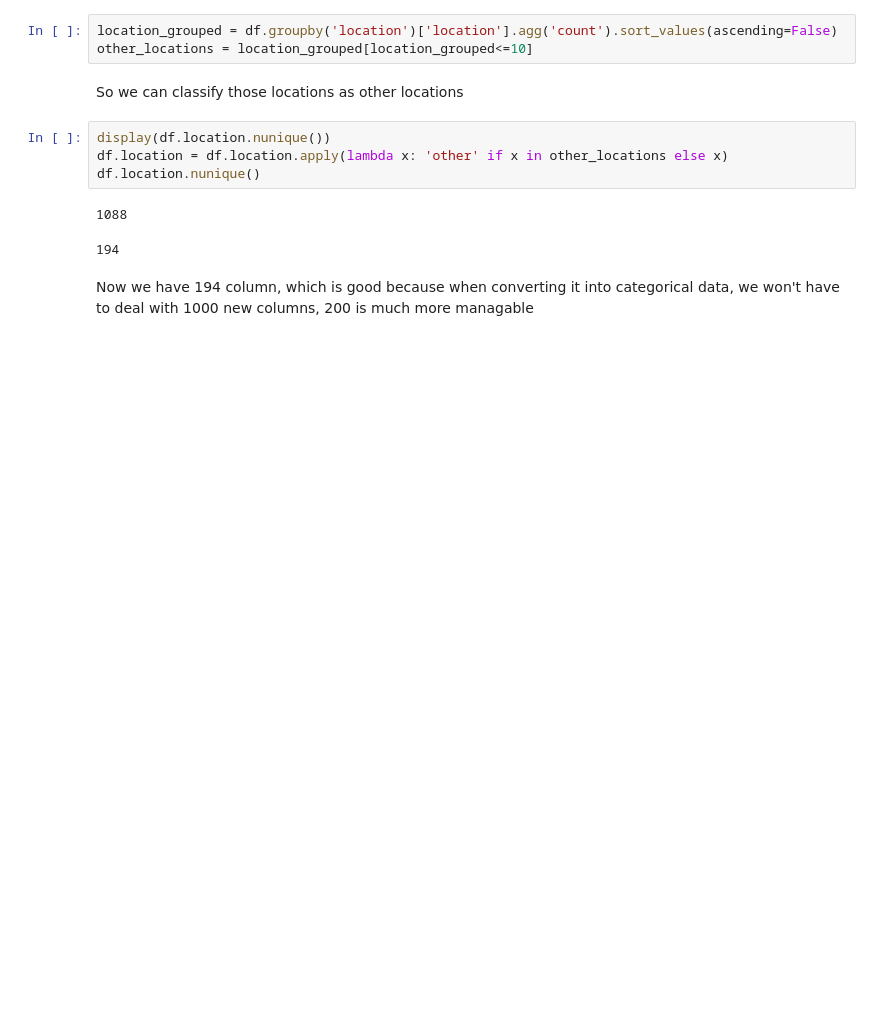
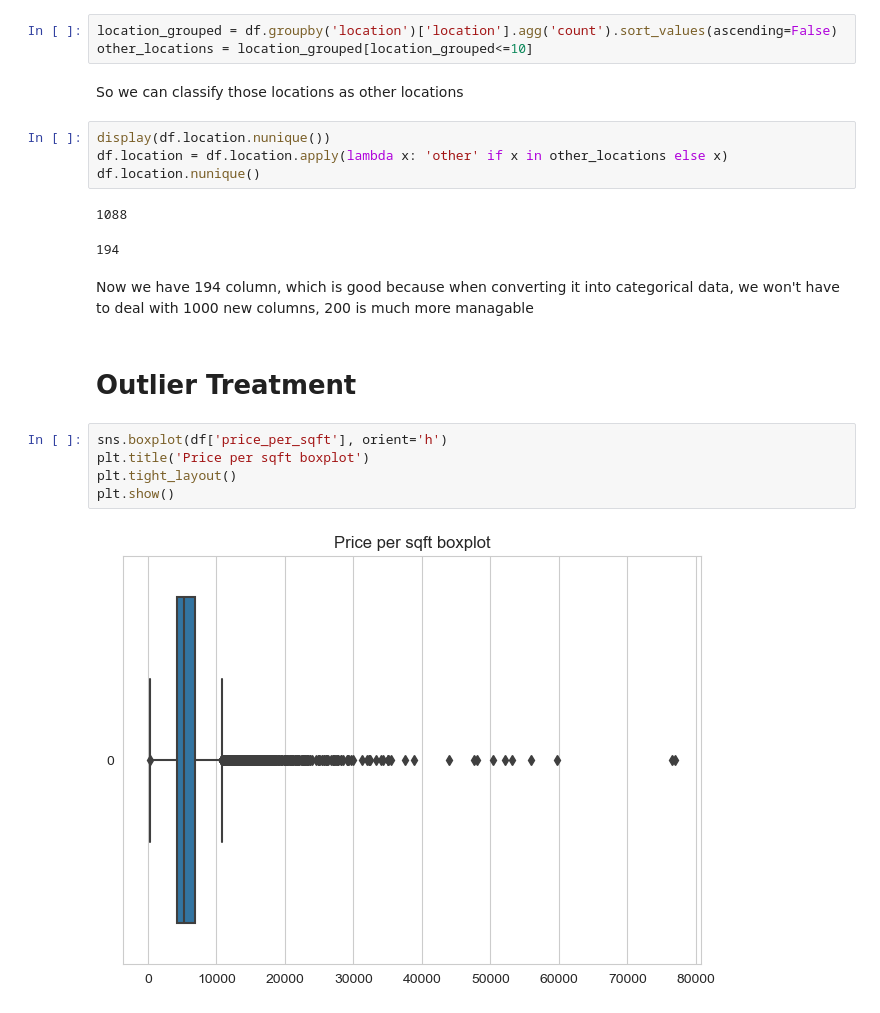
Before and after one commit to Asifdotexe/real-estate-price-prediction, a Jupyter notebook: python/House Price Prediction.ipynb, the cells around one changed output. Cells and saved outputs as stored; diff of their text form; blank space fills up the shorter version.

Commit message:
#1 performed outlier detection and outlier treatment

```diff
--- a/python/House Price Prediction.ipynb
+++ b/python/House Price Prediction.ipynb
@@ -280,3 +282,12 @@ df.location.nunique()
 194
 # %% [markdown]
 Now we have 194 column, which is good because when converting it into categorical data, we won't have to deal with 1000 new columns, 200 is much more managable
+# %% [markdown]
+# Outlier Treatment
+# %%
+sns.boxplot(df['price_per_sqft'], orient='h')
+plt.title('Price per sqft boxplot')
+plt.tight_layout()
+plt.show()
+# %% [output]
+[figure, added]
```
Also changed, not shown: parts of 25 cells of this notebook.
